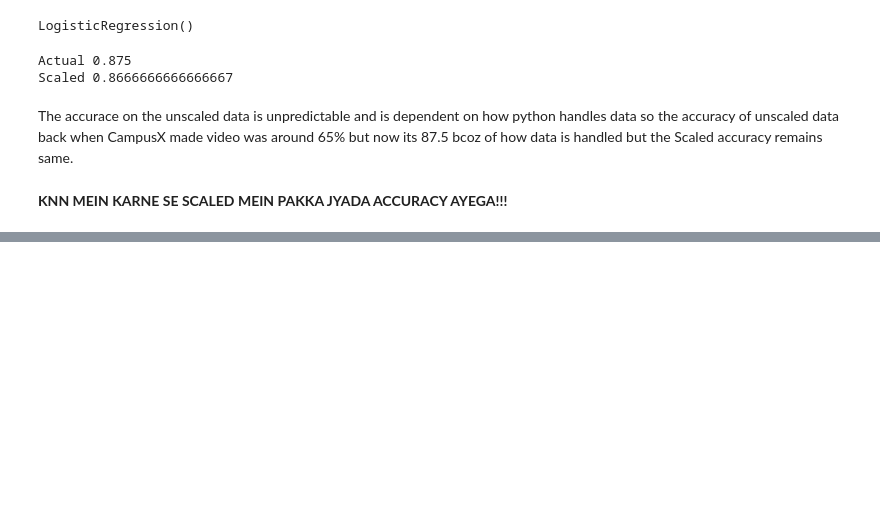
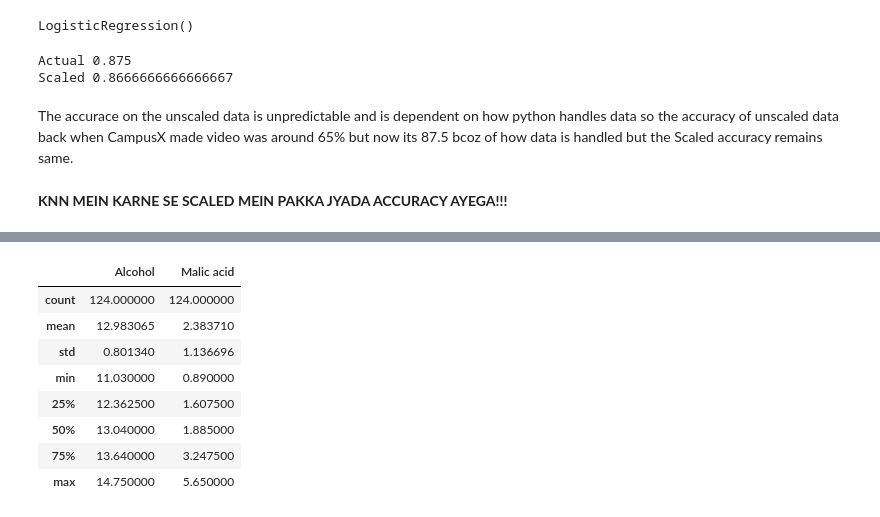
Before and after one commit to anshulkr69/learning-to-make-machine-learn, a Jupyter notebook: 5_Feature_Scaling.ipynb, the cells around one changed output, grey strips where cells are left out. Saved outputs shown, nothing was run; the diff lists cells and outputs as text; code cells hidden in the pictures; blank space fills up the shorter version.

```diff
--- a/5_Feature_Scaling.ipynb
+++ b/5_Feature_Scaling.ipynb
@@ -173,0 +247,12 @@ The accurace on the unscaled data is unpredictable and is dependent on how pytho
+# %%
+x_train.describe()
+# %% [output]
+|  | Alcohol | Malic acid |
+| count | 124.000000 | 124.000000 |
+| mean | 12.983065 | 2.383710 |
+| std | 0.801340 | 1.136696 |
+| min | 11.030000 | 0.890000 |
+| 25% | 12.362500 | 1.607500 |
+| 50% | 13.040000 | 1.885000 |
+| 75% | 13.640000 | 3.247500 |
+| max | 14.750000 | 5.650000 |
```
Also changed, not shown: parts of 21 cells of this notebook.
